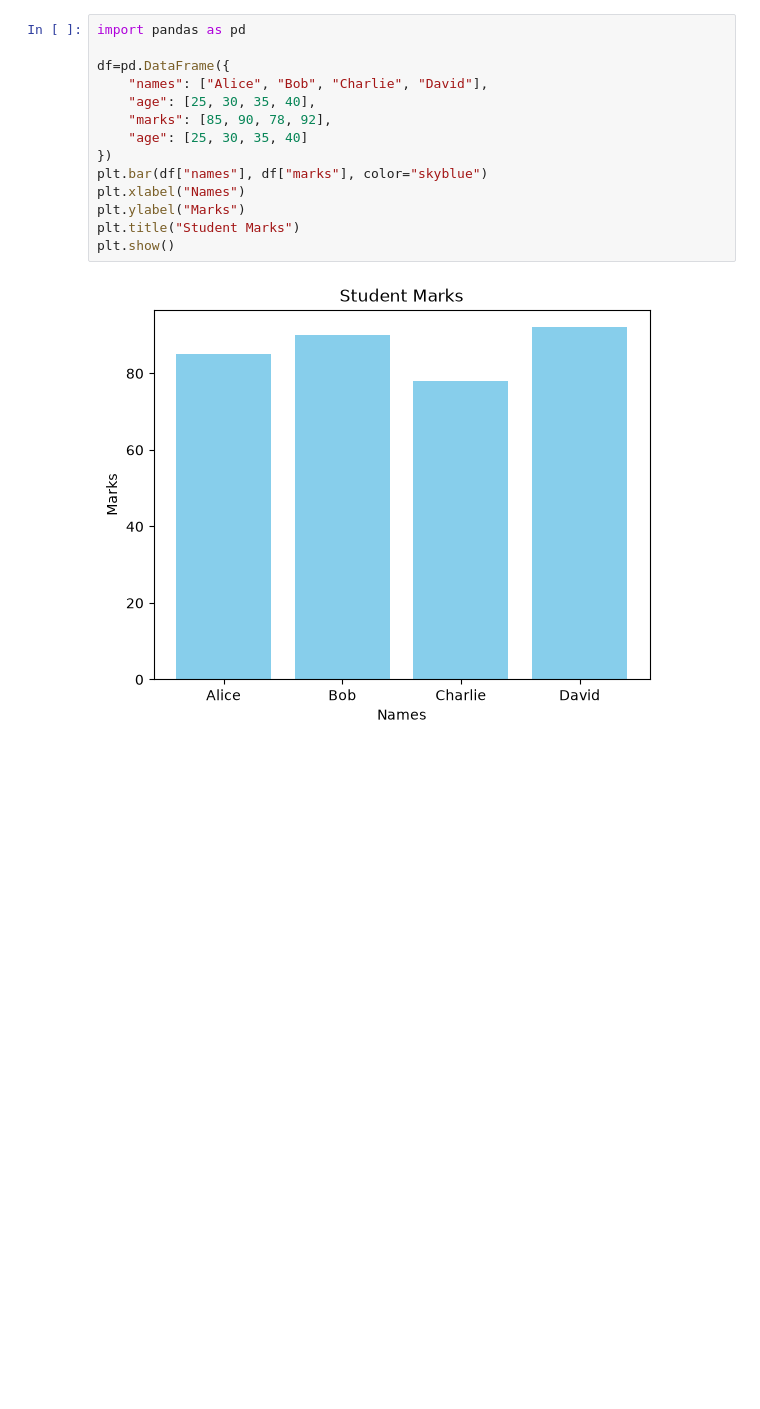
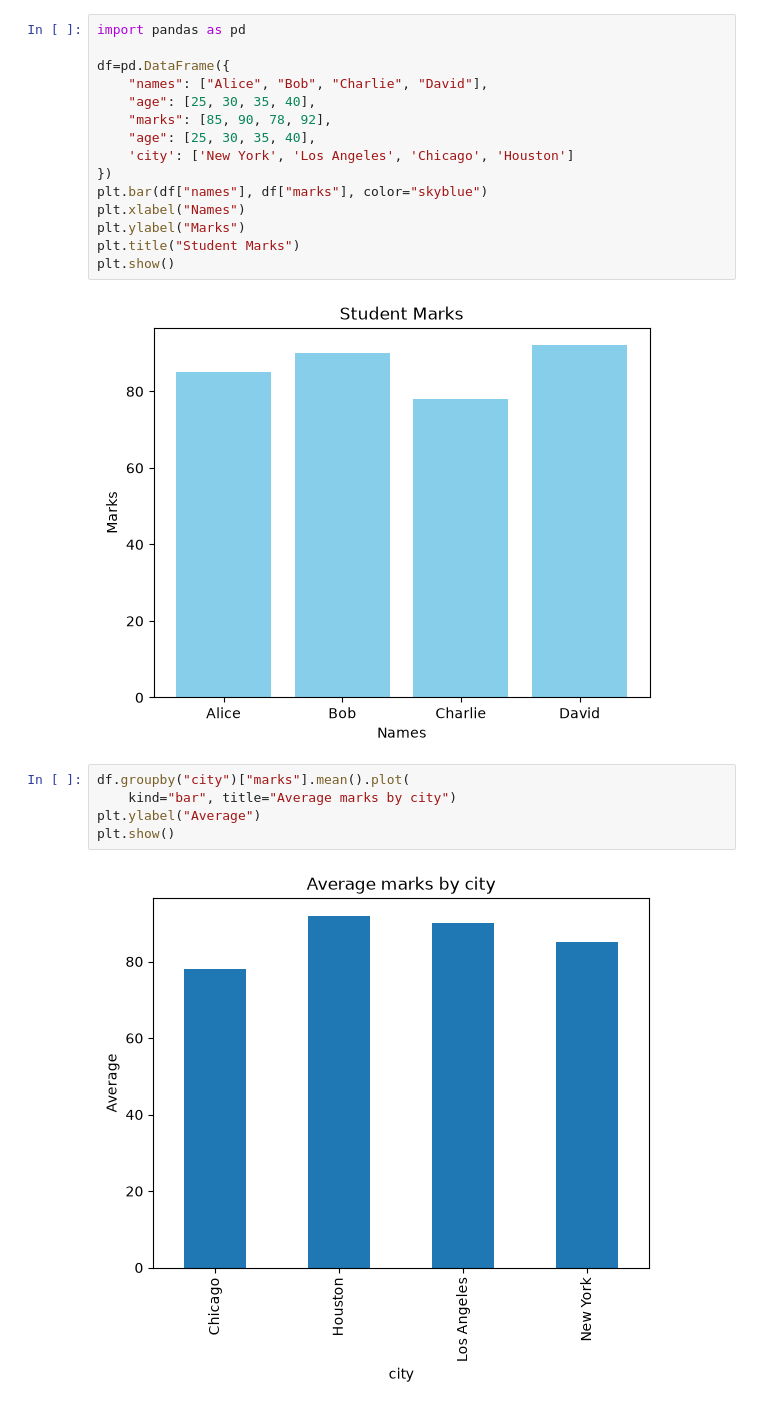
Before and after one commit to ajayy3/Fuel-Training-Python-Full-Stack-Using-AI-, a Jupyter notebook: day7.ipynb, the cells around one changed output. Drawn from its saved outputs; the diff is of its cells as text; blank space fills up the shorter version.

```diff
--- a/day7.ipynb
+++ b/day7.ipynb
@@ -131,7 +131,8 @@ df=pd.DataFrame({
     "names": ["Alice", "Bob", "Charlie", "David"],
     "age": [25, 30, 35, 40],
     "marks": [85, 90, 78, 92],
-    "age": [25, 30, 35, 40]
+    "age": [25, 30, 35, 40],
+    'city': ['New York', 'Los Angeles', 'Chicago', 'Houston']
 })
 plt.bar(df["names"], df["marks"], color="skyblue")
 plt.xlabel("Names")
@@ -140,3 +141,10 @@ plt.title("Student Marks")
 plt.show()
 # %% [output]
 [figure]
+# %%
+df.groupby("city")["marks"].mean().plot(
+    kind="bar", title="Average marks by city")
+plt.ylabel("Average")
+plt.show()
+# %% [output]
+[figure, added]
```
